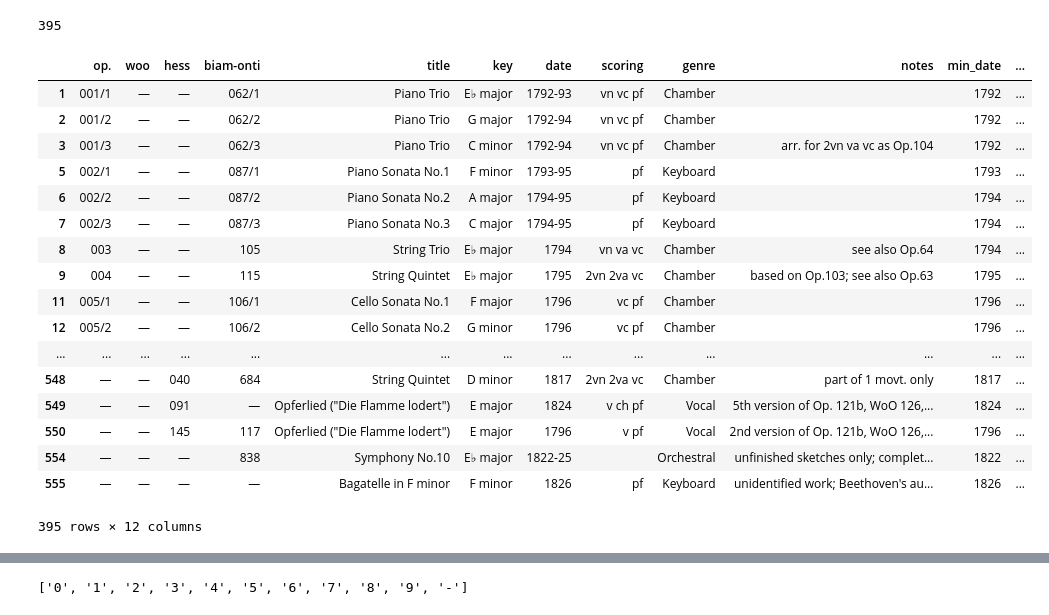
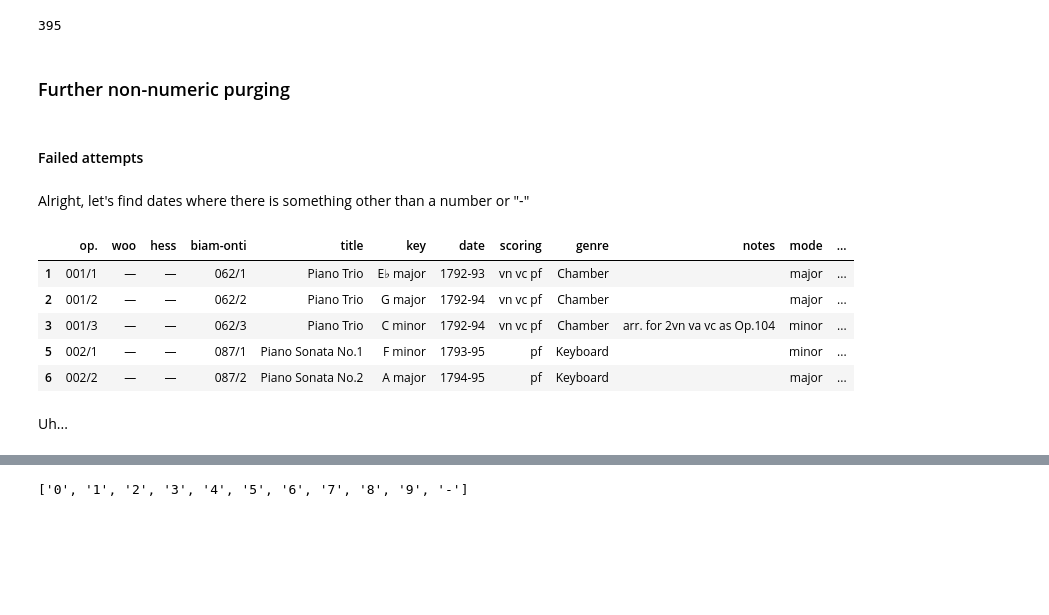
Before and after one commit to mzhang13/visualizing_beethoven_oeuvre, a Jupyter notebook: scrape_clean_data.ipynb, the cells around one changed output, grey strips where cells are left out. Drawn from its saved outputs; the diff is of its cells as text; code cells hidden in the pictures; blank space fills up the shorter version.

```diff
--- a/scrape_clean_data.ipynb
+++ b/scrape_clean_data.ipynb
@@ -147,3 +139,5 @@ len(df)
 401
 # %%
 df["key"] = df["key"].str.replace("-flat", "♭")
+# %%
+df["key"] = df["key"].str.strip()
@@ -179,0 +184,2 @@ sorted(df["key"].unique())
+# %%
+df.loc[df["key"] == "B♭ minor", "key"] = "E♭ major"
@@ -271,21 +280,15 @@ len(df)
+# %% [markdown]
+### Further non-numeric purging
+# %% [markdown]
+#### Failed attempts
+# %% [markdown]
+Alright, let's find dates where there is something other than a number or "-"
 # %%
-df[(df["date"] != r"[0-9]*") | (df["date"] != r"[0-9]*-[0-9]*")]
+df[(df["date"] != r"[0-9]*") | (df["date"] != r"[0-9]*-[0-9]*")].head()
 # %% [output]
-|  | op. | woo | hess | biam-onti | title | key | date | scoring | genre | notes | min_date | ... |
-| 1 | 001/1 | — | — | 062/1 | Piano Trio | E♭ major | 1792-93 | vn vc pf | Chamber |  | 1792 | ... |
-| 2 | 001/2 | — | — | 062/2 | Piano Trio | G major | 1792-94 | vn vc pf | Chamber |  | 1792 | ... |
-| 3 | 001/3 | — | — | 062/3 | Piano Trio | C minor | 1792-94 | vn vc pf | Chamber | arr. for 2vn va vc as Op.104 | 1792 | ... |
-| 5 | 002/1 | — | — | 087/1 | Piano Sonata No.1 | F minor | 1793-95 | pf | Keyboard |  | 1793 | ... |
-| 6 | 002/2 | — | — | 087/2 | Piano Sonata No.2 | A major | 1794-95 | pf | Keyboard |  | 1794 | ... |
-| 7 | 002/3 | — | — | 087/3 | Piano Sonata No.3 | C major | 1794-95 | pf | Keyboard |  | 1794 | ... |
-| 8 | 003 | — | — | 105 | String Trio | E♭ major | 1794 | vn va vc | Chamber | see also Op.64 | 1794 | ... |
-| 9 | 004 | — | — | 115 | String Quintet | E♭ major | 1795 | 2vn 2va vc | Chamber | based on Op.103; see also Op.63 | 1795 | ... |
-| 11 | 005/1 | — | — | 106/1 | Cello Sonata No.1 | F major | 1796 | vc pf | Chamber |  | 1796 | ... |
-| 12 | 005/2 | — | — | 106/2 | Cello Sonata No.2 | G minor | 1796 | vc pf | Chamber |  | 1796 | ... |
-| ... | ... | ... | ... | ... | ... | ... | ... | ... | ... | ... | ... | ... |
-| 548 | — | — | 040 | 684 | String Quintet | D minor | 1817 | 2vn 2va vc | Chamber | part of 1 movt. only | 1817 | ... |
-| 549 | — | — | 091 | — | Opferlied ("Die Flamme lodert") | E major | 1824 | v ch pf | Vocal | 5th version of Op. 121b, WoO 126,... | 1824 | ... |
-| 550 | — | — | 145 | 117 | Opferlied ("Die Flamme lodert") | E major | 1796 | v pf | Vocal | 2nd version of Op. 121b, WoO 126,... | 1796 | ... |
-| 554 | — | — | — | 838 | Symphony No.10 | E♭ major | 1822-25 |  | Orchestral | unfinished sketches only; complet... | 1822 | ... |
-| 555 | — | — | — | — | Bagatelle in F minor | F minor | 1826 | pf | Keyboard | unidentified work; Beethoven's au... | 1826 | ... |
+|  | op. | woo | hess | biam-onti | title | key | date | scoring | genre | notes | mode | ... |
+| 1 | 001/1 | — | — | 062/1 | Piano Trio | E♭ major | 1792-93 | vn vc pf | Chamber |  | major | ... |
+| 2 | 001/2 | — | — | 062/2 | Piano Trio | G major | 1792-94 | vn vc pf | Chamber |  | major | ... |
+| 3 | 001/3 | — | — | 062/3 | Piano Trio | C minor | 1792-94 | vn vc pf | Chamber | arr. for 2vn va vc as Op.104 | minor | ... |
+| 5 | 002/1 | — | — | 087/1 | Piano Sonata No.1 | F minor | 1793-95 | pf | Keyboard |  | minor | ... |
+| 6 | 002/2 | — | — | 087/2 | Piano Sonata No.2 | A major | 1794-95 | pf | Keyboard |  | major | ... |
-395 rows × 12 columns
@@ -294 +295,3 @@ df[(df["date"] != r"[0-9]*") | (df["date"] != r"[0-9]*-[0-9]*")]
+# %% [markdown]
+Uh...
 # %%
```
Also changed, not shown: parts of 46 cells of this notebook.
